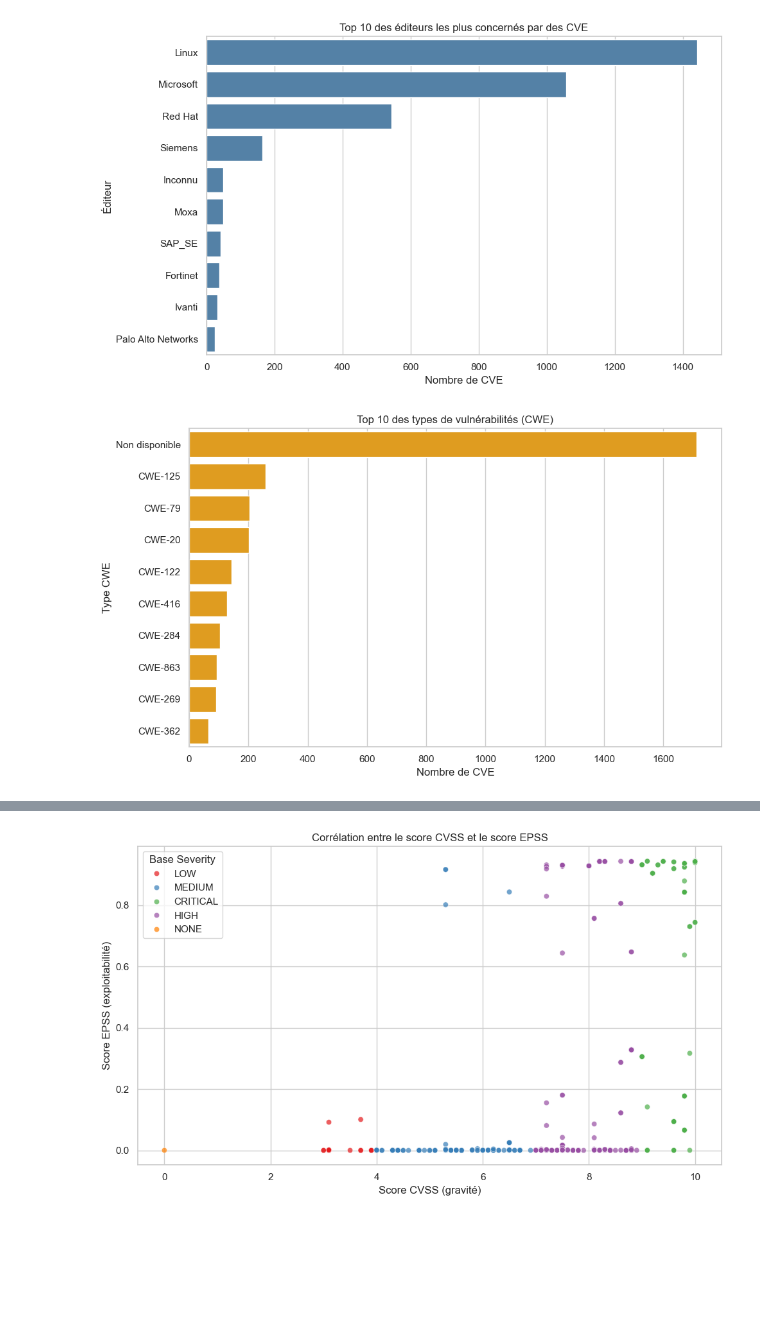
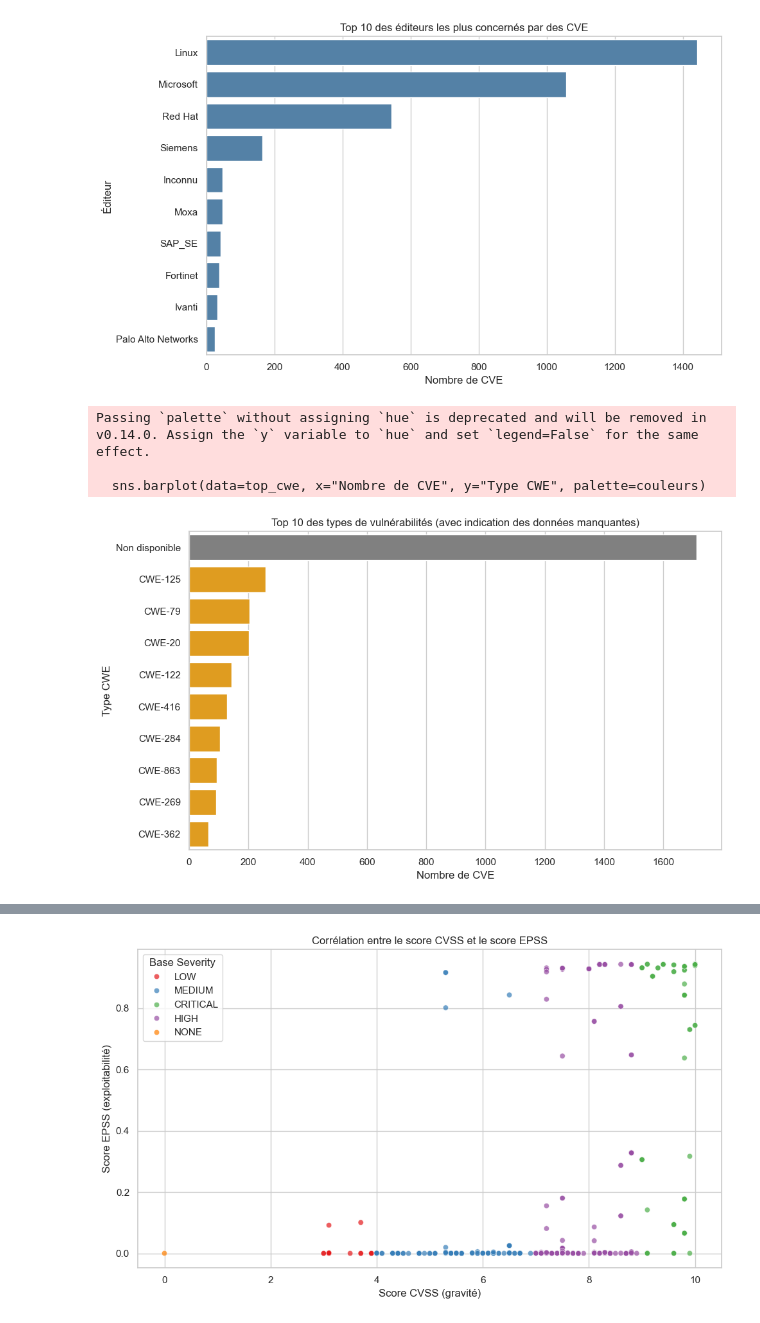
Before and after one commit to Sidy13/Analyse-ANSSI-CVE, a Jupyter notebook: analyse_cve.ipynb, the cells around one changed output, grey strips where cells are left out. Drawn from its saved outputs; the diff is of its cells as text; code cells hidden in the pictures; blank space fills up the shorter version.

```diff
--- a/analyse_cve.ipynb
+++ b/analyse_cve.ipynb
@@ -86,18 +86,21 @@ plt.show()
 # %% [output]
 [figure]
 # %%
-# Calcul du top 10 des types de vulnérabilités
 top_cwe = df["Type CWE"].value_counts().head(10).reset_index()
 top_cwe.columns = ["Type CWE", "Nombre de CVE"]
 
-# Affichage du graphique
+# Couleur spéciale pour la valeur manquante
+couleurs = ["gray" if cwe == "Non disponible" else "orange" for cwe in top_cwe["Type CWE"]]
+
 plt.figure(figsize=(10, 6))
-sns.barplot(data=top_cwe, x="Nombre de CVE", y="Type CWE", color="orange")
-plt.title("Top 10 des types de vulnérabilités (CWE)")
+sns.barplot(data=top_cwe, x="Nombre de CVE", y="Type CWE", palette=couleurs)
+plt.title("Top 10 des types de vulnérabilités (avec indication des données manquantes)")
 plt.xlabel("Nombre de CVE")
 plt.ylabel("Type CWE")
 plt.tight_layout()
-plt.savefig("graphe_types_cwe.png")
 plt.show()
 # %% [output]
+Passing `palette` without assigning `hue` is deprecated and will be removed in v0.14.0. Assign the `y` variable to `hue` and set `legend=False` for the same effect.
+
+  sns.barplot(data=top_cwe, x="Nombre de CVE", y="Type CWE", palette=couleurs)
-[figure, old version]
+[figure, new version]
```
Also changed, not shown: parts of 30 cells of this notebook.
